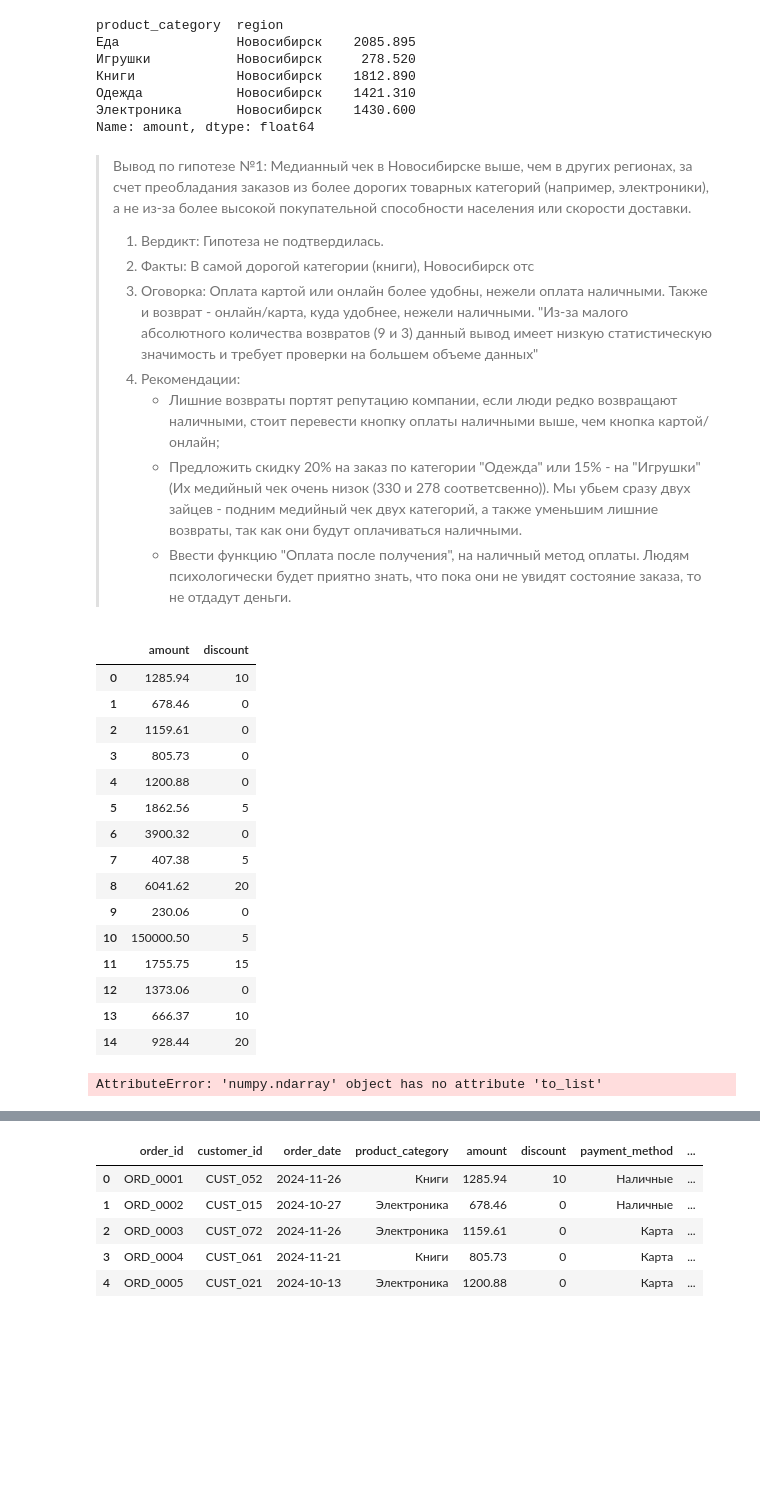
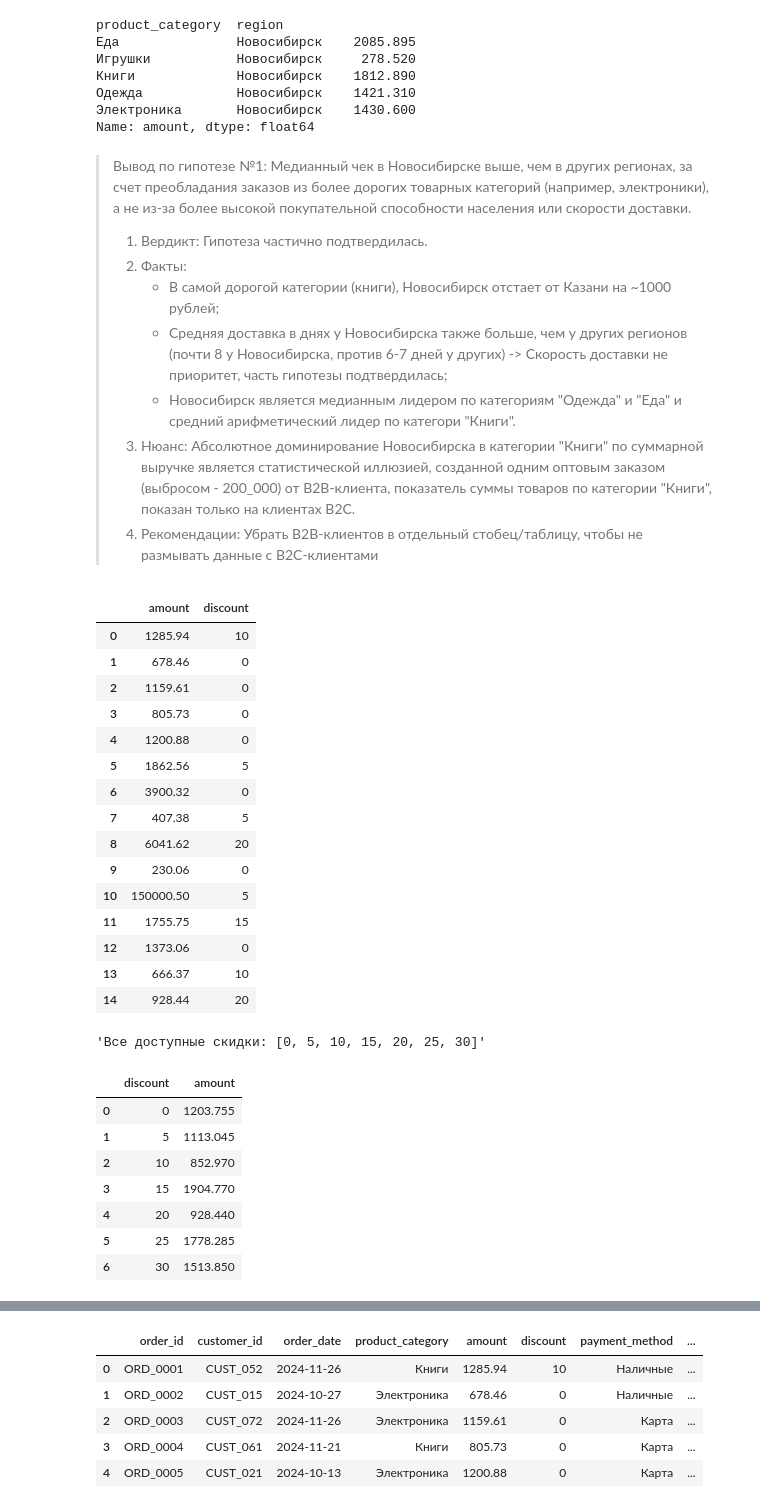
Before and after one commit to evg-code-sys/analysis_project, a Jupyter notebook: Analysis_internet_market.ipynb, the cells around one changed output, grey strips where cells are left out. Cells and saved outputs as stored; diff of their text form; code cells hidden in the pictures; blank space fills up the shorter version.

```diff
--- a/Analysis_internet_market.ipynb
+++ b/Analysis_internet_market.ipynb
@@ -414,36 +461,44 @@ product_category  region
 Name: amount, dtype: float64
 # %% [markdown]
 > Вывод по гипотезе №1: Медианный чек в Новосибирске выше, чем в других регионах, за счет преобладания заказов из более дорогих товарных категорий (например, электроники), а не из-за более высокой покупательной способности населения или скорости доставки.
-> 1. Вердикт: Гипотеза не подтвердилась.
-> 2. Факты: В самой дорогой категории (книги), Новосибирск отс
-> 3. Оговорка: Оплата картой или онлайн более удобны, нежели оплата наличными. Также и возврат - онлайн/карта, куда удобнее, нежели наличными. "Из-за малого абсолютного количества возвратов (9 и 3) данный вывод имеет низкую статистическую значимость и требует проверки на большем объеме данных"
-> 4. Рекомендации:
->       - Лишние возвраты портят репутацию компании, если люди редко возвращают наличными, стоит перевести кнопку оплаты наличными выше, чем кнопка картой/онлайн;
->       - Предложить скидку 20% на заказ по категории "Одежда" или 15% - на "Игрушки" (Их медийный чек очень низок (330 и 278 соответсвенно)). Мы убьем сразу двух зайцев - подним медийный чек двух категорий, а также уменьшим лишние возвраты, так как они будут оплачиваться наличными.
->       - Ввести функцию "Оплата после получения", на наличный метод оплаты. Людям психологически будет приятно знать, что пока они не увидят состояние заказа, то не отдадут деньги.
+> 1. Вердикт: Гипотеза частично подтвердилась.
+> 2. Факты:
+>       - В самой дорогой категории (книги), Новосибирск отстает от Казани на ~1000 рублей;
+>       - Средняя доставка в днях у Новосибирска также больше, чем у других регионов (почти 8 у Новосибирска, против 6-7 дней у других) -> Скорость доставки не приоритет, часть гипотезы подтвердилась;
+>       - Новосибирск является медианным лидером по категориям "Одежда" и "Еда" и средний арифметический лидер по категори "Книги".
+> 3. Нюанс: Абсолютное доминирование Новосибирска в категории "Книги" по суммарной выручке является статистической иллюзией, созданной одним оптовым заказом (выбросом - 200_000) от B2B-клиента, показатель суммы товаров по категории "Книги", показан только на клиентах B2C.
+> 4. Рекомендации: Убрать B2B-клиентов в отдельный стобец/таблицу, чтобы не размывать данные с B2C-клиентами
 # %%
 display(df[['amount', 'discount']].head(15)) # Просмотрим колонки "скидка" и "тотал_чек"
-display(f'Все доступные скидки: {df['discount'].unique().to_list()}') # Просмотрим уникальные значения скидки
+display(f'Все доступные скидки: {sorted(df['discount'].unique().tolist())}') # Просмотрим уникальные значения скидки
 
 group_discount_by_amount = df.groupby('discount', as_index=False)['amount'].median() # Сгрупируем значения скидки и медийный чек
 display(group_discount_by_amount) # .max() - самое большое значение
 # Мы видим, что увеличение размера скидки - не приводит к размеру медийного чека, самое большое значение на скидке 15 - 1904, дальше значение падает. Смотрим почему.
 # %% [output]
 |  | amount | discount |
 | 0 | 1285.94 | 10 |
 | 1 | 678.46 | 0 |
 | 2 | 1159.61 | 0 |
 | 3 | 805.73 | 0 |
 | 4 | 1200.88 | 0 |
 | 5 | 1862.56 | 5 |
 | 6 | 3900.32 | 0 |
 | 7 | 407.38 | 5 |
 | 8 | 6041.62 | 20 |
 | 9 | 230.06 | 0 |
 | 10 | 150000.50 | 5 |
 | 11 | 1755.75 | 15 |
 | 12 | 1373.06 | 0 |
 | 13 | 666.37 | 10 |
 | 14 | 928.44 | 20 |
-AttributeError: 'numpy.ndarray' object has no attribute 'to_list'
+'Все доступные скидки: [0, 5, 10, 15, 20, 25, 30]'
+|  | discount | amount |
+| 0 | 0 | 1203.755 |
+| 1 | 5 | 1113.045 |
+| 2 | 10 | 852.970 |
+| 3 | 15 | 1904.770 |
+| 4 | 20 | 928.440 |
+| 5 | 25 | 1778.285 |
+| 6 | 30 | 1513.850 |
 # %%
```
Also changed, not shown: parts of 5 cells of this notebook.
